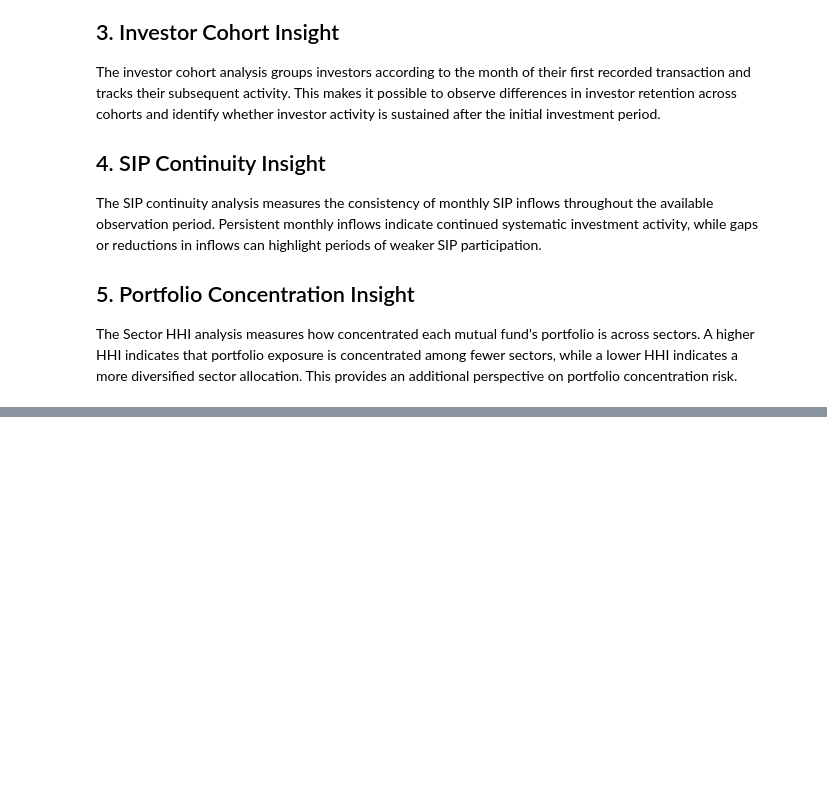
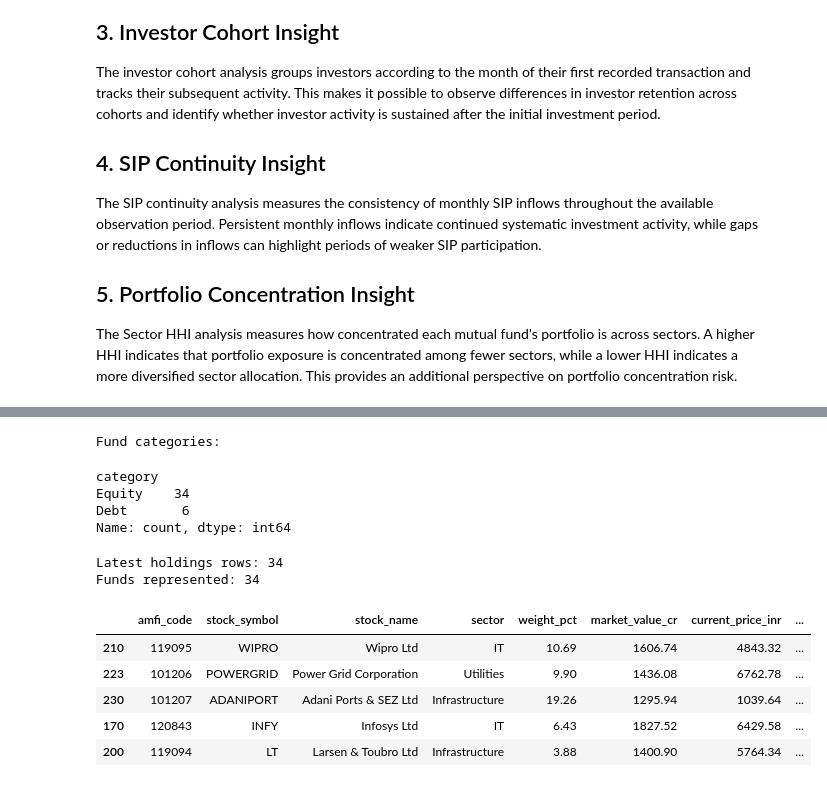
Before and after one commit to aakankshapansare10/EBlueStock_MutualFund, a Jupyter notebook: notebooks/Advanced_Analytics.ipynb, the cells around one changed output, grey strips where cells are left out. Drawn from its saved outputs; the diff is of its cells as text; code cells hidden in the pictures; blank space fills up the shorter version.

```diff
--- a/notebooks/Advanced_Analytics.ipynb
+++ b/notebooks/Advanced_Analytics.ipynb
@@ -952,0 +1445,67 @@ print(
+# %%
+# ============================================================
+# SECTOR HHI — STEP 4A
+# ============================================================
+
+print("Fund categories:")
+
+display(
+    fund_master["category"]
+    .value_counts(dropna=False)
+)
+# %% [output]
+Fund categories:
+category
+Equity    34
+Debt       6
+Name: count, dtype: int64
+# %%
+# ============================================================
+# SECTOR HHI — STEP 4B
+# ============================================================
+
+# Load portfolio holdings
+portfolio_holdings = pd.read_csv(
+    PROJECT_DIR / "data" / "raw" / "portfolio_holdings.csv"
+)
+
+# Convert required columns
+portfolio_holdings["weight_pct"] = pd.to_numeric(
+    portfolio_holdings["weight_pct"],
+    errors="coerce"
+)
+
+portfolio_holdings["portfolio_date"] = pd.to_datetime(
+    portfolio_holdings["portfolio_date"],
+    errors="coerce"
+)
+
+# Keep only valid holdings
+portfolio_holdings = portfolio_holdings.dropna(
+    subset=["amfi_code", "sector", "weight_pct"]
+)
+
+# Keep the latest portfolio date for each fund
+latest_holdings = (
+    portfolio_holdings
+    .sort_values("portfolio_date")
+    .groupby("amfi_code")
+    .tail(1)
+)
+
+print("Latest holdings rows:", len(latest_holdings))
+print(
+    "Funds represented:",
+    latest_holdings["amfi_code"].nunique()
+)
+
+display(latest_holdings.head())
+# %% [output]
+Latest holdings rows: 34
+Funds represented: 34
+|  | amfi_code | stock_symbol | stock_name | sector | weight_pct | market_value_cr | current_price_inr | ... |
+| 210 | 119095 | WIPRO | Wipro Ltd | IT | 10.69 | 1606.74 | 4843.32 | ... |
+| 223 | 101206 | POWERGRID | Power Grid Corporation | Utilities | 9.90 | 1436.08 | 6762.78 | ... |
+| 230 | 101207 | ADANIPORT | Adani Ports & SEZ Ltd | Infrastructure | 19.26 | 1295.94 | 1039.64 | ... |
+| 170 | 120843 | INFY | Infosys Ltd | IT | 6.43 | 1827.52 | 6429.58 | ... |
+| 200 | 119094 | LT | Larsen & Toubro Ltd | Infrastructure | 3.88 | 1400.90 | 5764.34 | ... |
```
Also changed, not shown: parts of 17 cells of this notebook.
